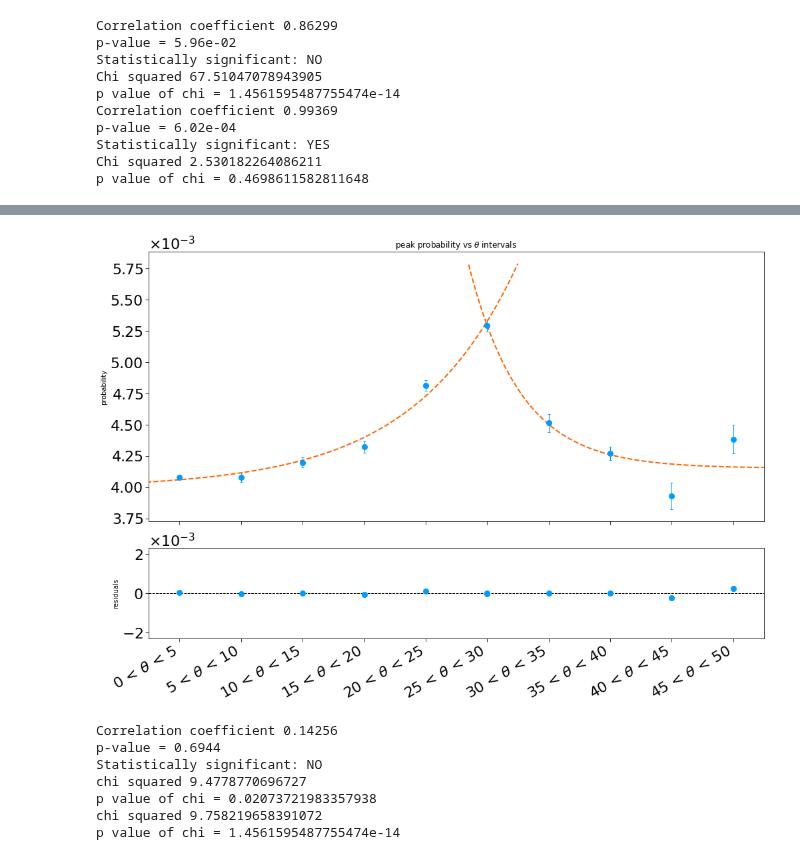
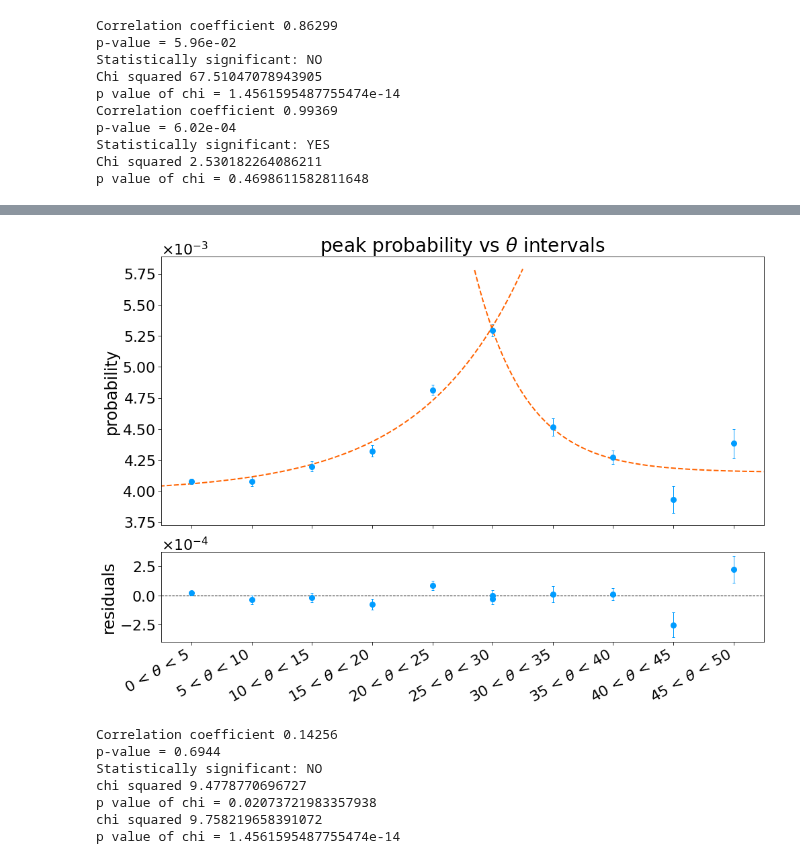
Before and after one commit to GiacomoFrn/Advanced-DQM-for-DT-detector, a Jupyter notebook: correlations/correlations_eda_54_density.ipynb, the cells around one changed output, grey strips where cells are left out. Saved outputs shown, nothing was run; the diff lists cells and outputs as text; code cells hidden in the pictures.

```diff
--- a/correlations/correlations_eda_54_density.ipynb
+++ b/correlations/correlations_eda_54_density.ipynb
@@ -1542,9 +1555,9 @@ gs = gridspec.GridSpec(2, 1,height_ratios=[3, 1])
 ax1 = plt.subplot(gs[0])
 ax2 = plt.subplot(gs[1])
 
-ax1.set_title(r"peak probability vs $\theta$ intervals")
-ax1.set_ylabel("probability")
-ax2.set_ylabel("residuals")
+ax1.set_title(r"peak probability vs $\theta$ intervals", fontsize=28)
+ax1.set_ylabel("probability", fontsize=24)
+ax2.set_ylabel("residuals", fontsize=24)
 ax1.set_xticks(thetas_low)
 ax2.set_xticks(thetas_low)
 ax2.set_xticklabels(xlabels, rotation=30, ha="right")
@@ -1617,6 +1630,7 @@ ax1.plot(
     alpha=1,
 )
 
+
 # fitting data
 middle_par_tot, _ = scipy.optimize.curve_fit(
     f=nexpo,
@@ -1638,36 +1652,36 @@ ax2.errorbar(
     x          = thetas_low[5:],
     y          = middle_res,
     yerr       = gauss_middle_err[5:],
     marker     = "o",
     markersize = 8,
     color      = "#009cff",
     linestyle  = "none",
     elinewidth = 1,
     capsize    = 2,
     # label      = r"cut: $\theta$ < x"
 )
 
 x_theta = np.linspace(23.5,47.5,500)
 
 ax1.plot(
     x_theta,
     nexpo(x_theta, *middle_par_tot),
     linestyle = "dashed",
     color =  "#ff6300",
     lw = 2,
     alpha=1,
 )
 
-ax2.set_ylim(-2.3e-3,2.3e-3)
+# ax2.set_ylim(-2.3e-3,2.3e-3)
 
 fig.tight_layout()
 
-PLOT_NAME = "gaus_intervals_fit"
+PLOT_NAME = "density_gaus_intervals"
 fig.savefig(PLOT_PATH+PLOT_PREFIX+PLOT_NAME+PLOT_EXT, dpi=300)
 
 plt.show()
 # %% [output]
-[figure, old version]
+[figure, new version]
 # %%
 
 high_r, high_p = scipy.stats.pearsonr(thetas_low, gauss_middle_peaks)
```
Also changed, not shown: parts of 10 cells of this notebook, 6 other files.
